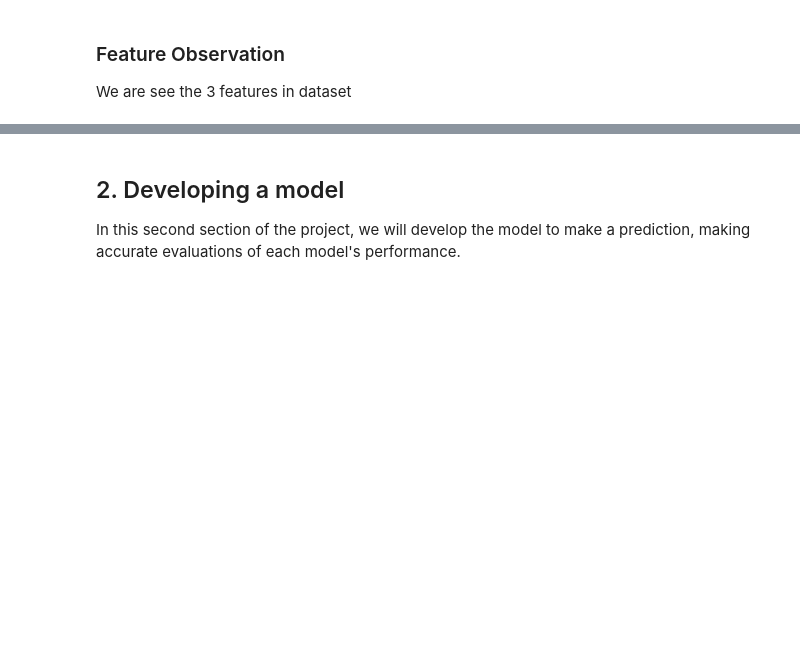
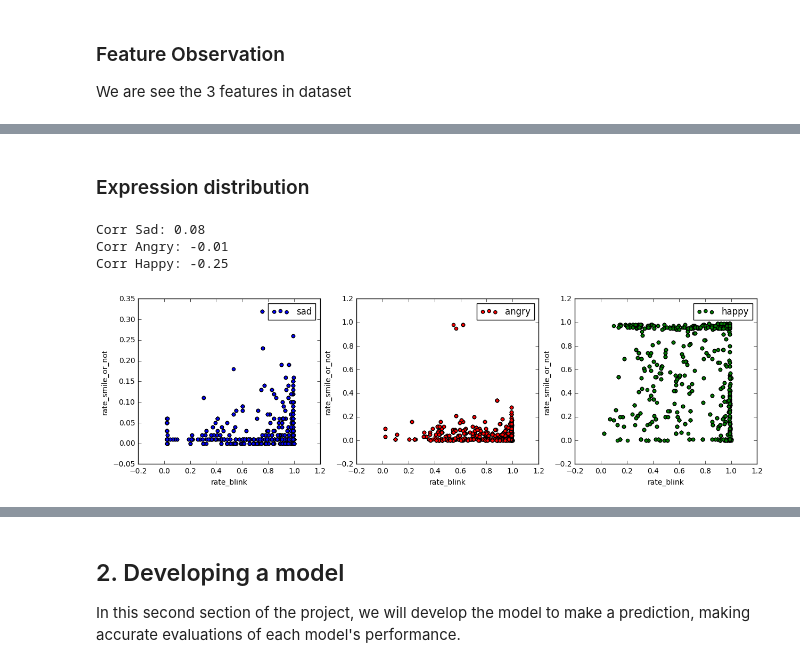
Before and after one commit to thiagomarquesrocha/Kaio-machine-learning-human-face-detection, a Jupyter notebook: kaio/kaio.ipynb, the cells around one changed output, grey strips where cells are left out. Saved outputs shown, nothing was run; the diff lists cells and outputs as text; code cells hidden in the pictures; blank space fills up the shorter version.

```diff
--- a/kaio/kaio.ipynb
+++ b/kaio/kaio.ipynb
@@ -86,0 +74,23 @@ Number of features: 4
+# %%
+# Calculate number of features
+n_features = len(df.columns) - 1 # 1 minus target label
+
+# Selecting sad expressions
+df_sad = df[df['feel'] == 0]
+# Selecting angry expressions
+df_angry = df[df['feel'] == 1]
+# Selecting happy expressions
+df_happy = df[df['feel'] == 2]
+
+# Calculate number of expressions
+n_expressions = len(df.index)
+n_sad_expressions = len(df_sad)
+n_angry_expressions = len(df_angry)
+n_happy_expressions = len(df_happy)
+
+# Print the results
+print "Number of features: {}".format(n_features)
+print "Total number of sad expressions: {}".format(n_sad_expressions)
+print "Total number of angry expressions: {}".format(n_angry_expressions)
+print "Total number of happy expressions: {}".format(n_happy_expressions)
+print "Total number of expressions: {}".format(n_expressions)
@@ -152 +164,26 @@ See the caveats in the documentation: http://pandas.pydata.org/pandas-docs/stabl
 [figure]
+# %% [markdown]
+### Expression distribution
+# %%
+df_sad.loc[:, 'rate_blink'] = df_sad.apply(lambda x: (x['rate_blink_left'] + x['rate_blink_right'] ) / 2, axis=1)
+df_angry.loc[:, 'rate_blink'] = df_angry.apply(lambda x : (x['rate_blink_left'] + x['rate_blink_right'] ) / 2, axis=1)
+df_happy.loc[:, 'rate_blink'] = df_happy.apply(lambda x : (x['rate_blink_left'] + x['rate_blink_right'] ) / 2, axis=1)
+
+fig, ax = plt.subplots(nrows=1, ncols=3, figsize=(15,4))
+
+df_sad.plot.scatter(x='rate_blink', y='rate_smile_or_not', color='b', label='sad', ax=ax[0])
+df_angry.plot.scatter(x='rate_blink', y='rate_smile_or_not', color='r', label='angry', ax=ax[1])
+df_happy.plot.scatter(x='rate_blink', y='rate_smile_or_not', color='g', label='happy', ax=ax[2])
+
+cor_sad = df_sad[['rate_blink', 'rate_smile_or_not']].corr(method='pearson').values[0][1]
+cor_angry = df_angry[['rate_blink', 'rate_smile_or_not']].corr(method='pearson').values[0][1]
+cor_happy = df_happy[['rate_blink', 'rate_smile_or_not']].corr(method='pearson').values[0][1]
+
+print("Corr Sad: {:.2f}".format(cor_sad))
+print("Corr Angry: {:.2f}".format(cor_angry))
+print("Corr Happy: {:.2f}".format(cor_happy))
+# %% [output]
+Corr Sad: 0.08
+Corr Angry: -0.01
+Corr Happy: -0.25
+[figure, added]
```
Also changed, not shown: parts of 10 cells of this notebook.
